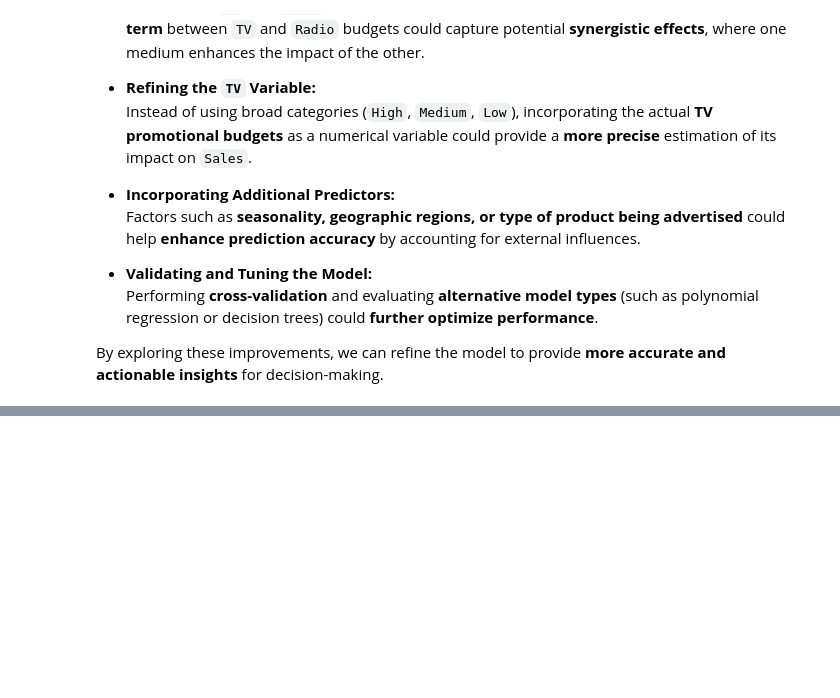
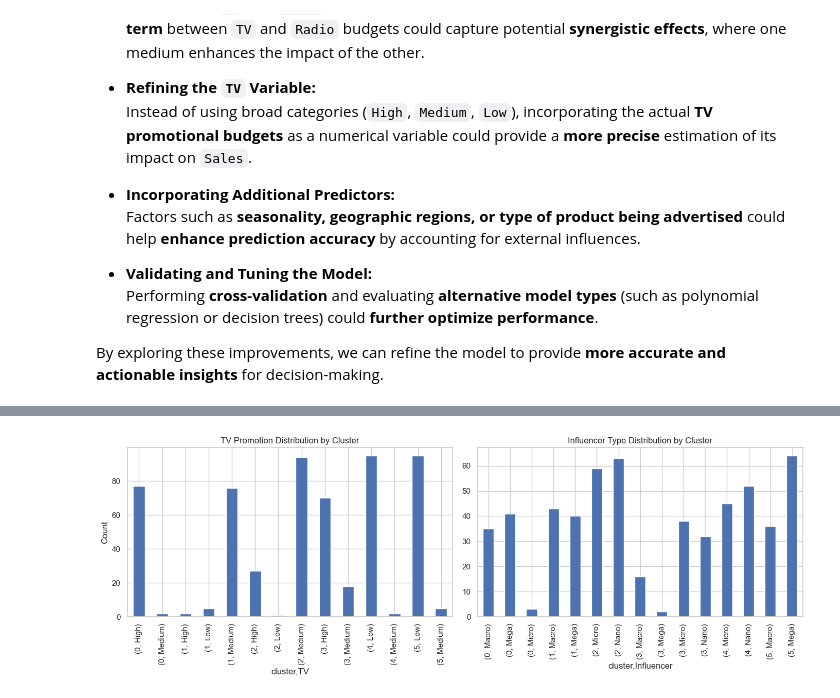
Before and after one commit to Cyberoctane29/Influencer-Impact-and-Marketing-Sales-Modeling-and-Analysis, a Jupyter notebook: Influencer_Impact_and_Marketing_Sales_Modeling_and_Analysis.ipynb, the cells around one changed output, grey strips where cells are left out. Cells and saved outputs as stored; diff of their text form; code cells hidden in the pictures; blank space fills up the shorter version.

```diff
--- a/Influencer_Impact_and_Marketing_Sales_Modeling_and_Analysis.ipynb
+++ b/Influencer_Impact_and_Marketing_Sales_Modeling_and_Analysis.ipynb
@@ -1735,0 +1932,3 @@ By structuring these findings clearly, I can provide stakeholders with the insig
+# %%
+kmeans4 = KMeans(n_clusters=6, random_state=42)
+kmeans4.fit(X_scaled)
@@ -1735,0 +1939,4 @@ By structuring these findings clearly, I can provide stakeholders with the insig
+# %%
+data_final['cluster'] = kmeans4.labels_
+
+print("Unique labels:", data_final['cluster'].unique())
@@ -1735,0 +1960,4 @@ By structuring these findings clearly, I can provide stakeholders with the insig
+# %%
+tv_cluster = data_final.groupby(['cluster','TV']).size()
+print("\nTV by Cluster:")
+print(tv_cluster)
@@ -1735,0 +1984,4 @@ By structuring these findings clearly, I can provide stakeholders with the insig
+# %%
+inf_cluster = data_final.groupby(['cluster', 'Influencer']).size()
+print("\nInfluencer by Cluster:")
+print(inf_cluster)
@@ -1735,0 +2032,15 @@ By structuring these findings clearly, I can provide stakeholders with the insig
+# %%
+
+fig, (ax1, ax2) = plt.subplots(1, 2, figsize=(14, 5))
+
+tv_cluster.plot(kind='bar', stacked=True, ax=ax1)
+ax1.set_title("TV Promotion Distribution by Cluster")
+ax1.set_ylabel("Count")
+
+inf_cluster.plot(kind='bar', stacked=True, ax=ax2)
+ax2.set_title("Influencer Type Distribution by Cluster")
+
+plt.tight_layout()
+plt.show()
+# %% [output]
+[figure, added]
```
Also changed, not shown: parts of 89 cells of this notebook.
